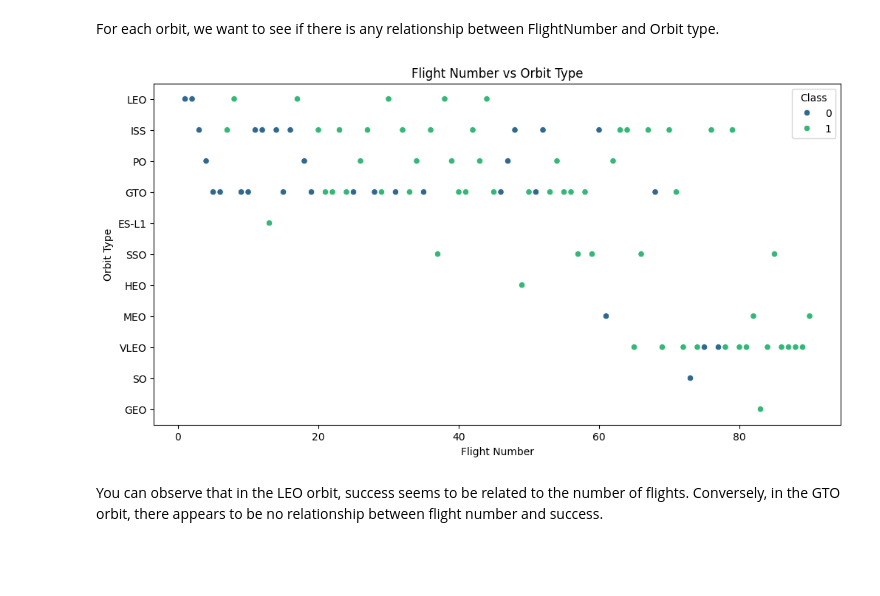
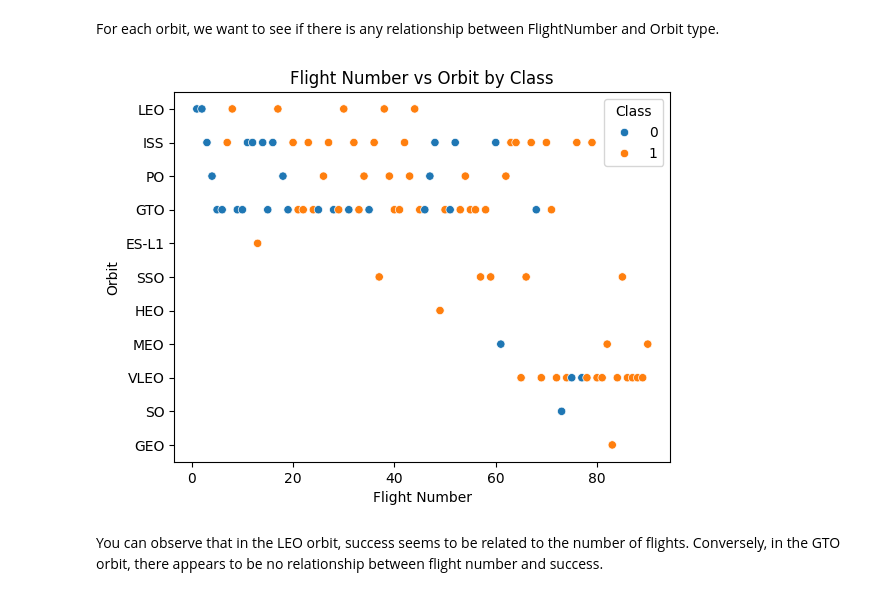
Before and after one commit to AyvePHIL/Data-Science-IBM-core, a Jupyter notebook: SpaceXdATA/edadataviz.ipynb, the cells around one changed output. Drawn from its saved outputs; the diff is of its cells as text; code cells hidden in the pictures; blank space fills up the shorter version.

```diff
--- a/SpaceXdATA/edadataviz.ipynb
+++ b/SpaceXdATA/edadataviz.ipynb
@@ -163,20 +192,23 @@ Analyze the plotted bar chart to identify which orbits have the highest success
 ### TASK  4: Visualize the relationship between FlightNumber and Orbit type
 # %% [markdown]
 For each orbit, we want to see if there is any relationship between FlightNumber and Orbit type.
-# %%
-# Create a scatter plot
-plt.figure(figsize=(12, 6))
-sns.scatterplot(data=df, x='FlightNumber', y='Orbit', hue='Class', palette='viridis')
-
-# Customize the plot
-plt.title('Flight Number vs Orbit Type')
-plt.xlabel('Flight Number')
-plt.ylabel('Orbit Type')
-
-# Show the plot
-plt.show()
-# %% [output]
-[figure, removed]
+# %%
+# Plot a scatter point chart with x axis to be FlightNumber and y axis to be the Orbit, and hue to be the class value
+
+import seaborn as sns
+import matplotlib.pyplot as plt
+
+# Create a scatter plot
+sns.scatterplot(x="FlightNumber", y="Orbit", hue="Class", data=df)
+
+# Customize the plot
+plt.xlabel("Flight Number")
+plt.ylabel("Orbit")
+plt.title("Flight Number vs Orbit by Class")
+
+plt.show()
+# %% [output]
+[figure, added]
 # %% [markdown]
 You can observe that in the LEO orbit, success seems to be related to the number of flights. Conversely, in the GTO orbit, there appears to be no relationship between flight number and success.
 # %% [markdown]
```
Also changed, not shown: parts of 13 cells of this notebook.
